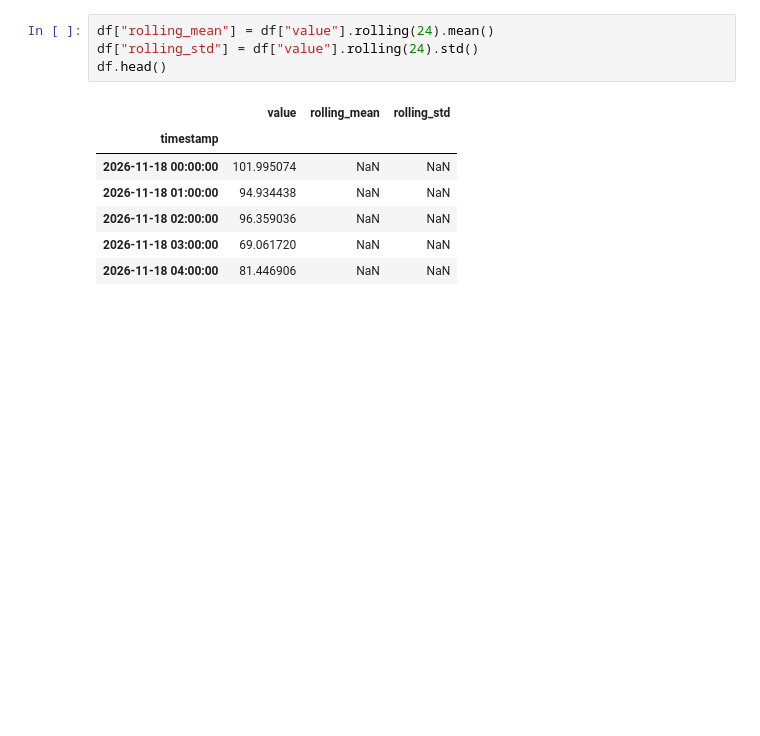
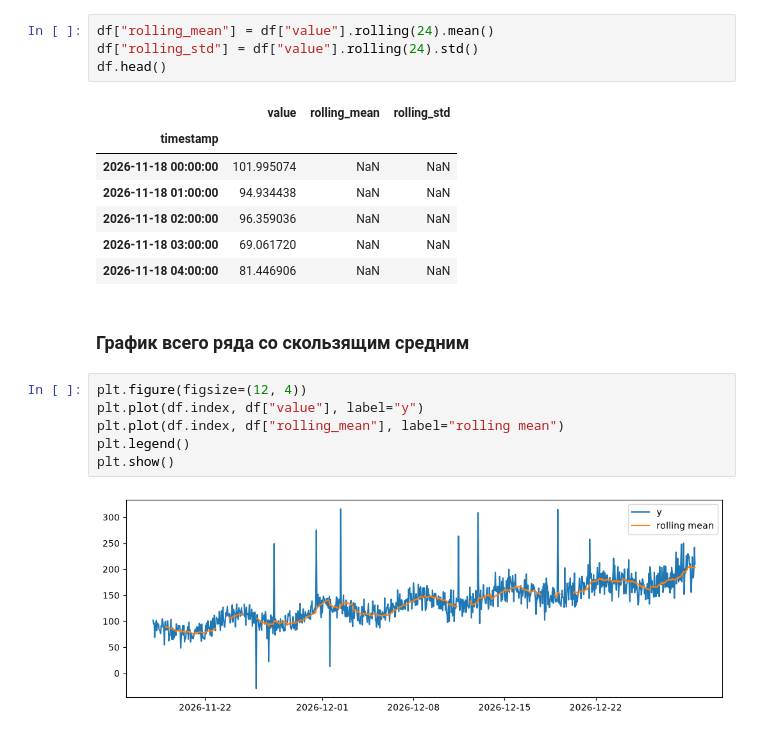
Before and after one commit to Rodeffs/Master1_Programming, a Jupyter notebook: Time_Series/01_lab/01_lab.ipynb, the cells around one changed output. Cells and saved outputs as stored; diff of their text form; blank space fills up the shorter version.

```diff
--- a/Time_Series/01_lab/01_lab.ipynb
+++ b/Time_Series/01_lab/01_lab.ipynb
@@ -49,3 +67,13 @@ df.head()
 | 2026-11-18 02:00:00 | 96.359036 | NaN | NaN |
 | 2026-11-18 03:00:00 | 69.061720 | NaN | NaN |
 | 2026-11-18 04:00:00 | 81.446906 | NaN | NaN |
+# %% [markdown]
+### График всего ряда со скользящим средним
+# %%
+plt.figure(figsize=(12, 4))
+plt.plot(df.index, df["value"], label="y")
+plt.plot(df.index, df["rolling_mean"], label="rolling mean")
+plt.legend()
+plt.show()
+# %% [output]
+[figure, added]
```
Also changed, not shown: parts of 30 cells of this notebook, 2 other files.
